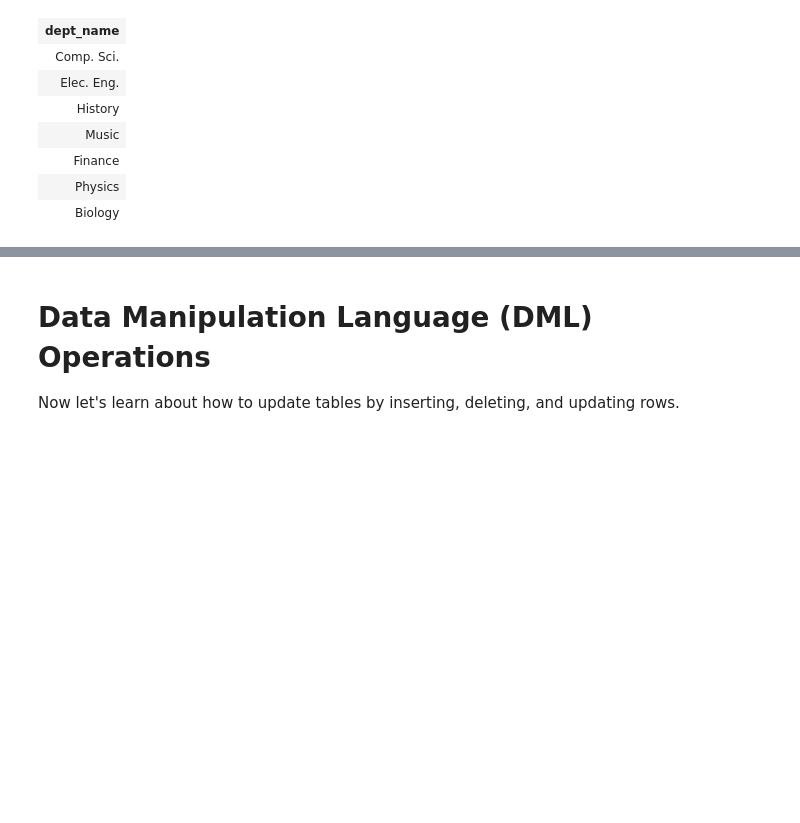
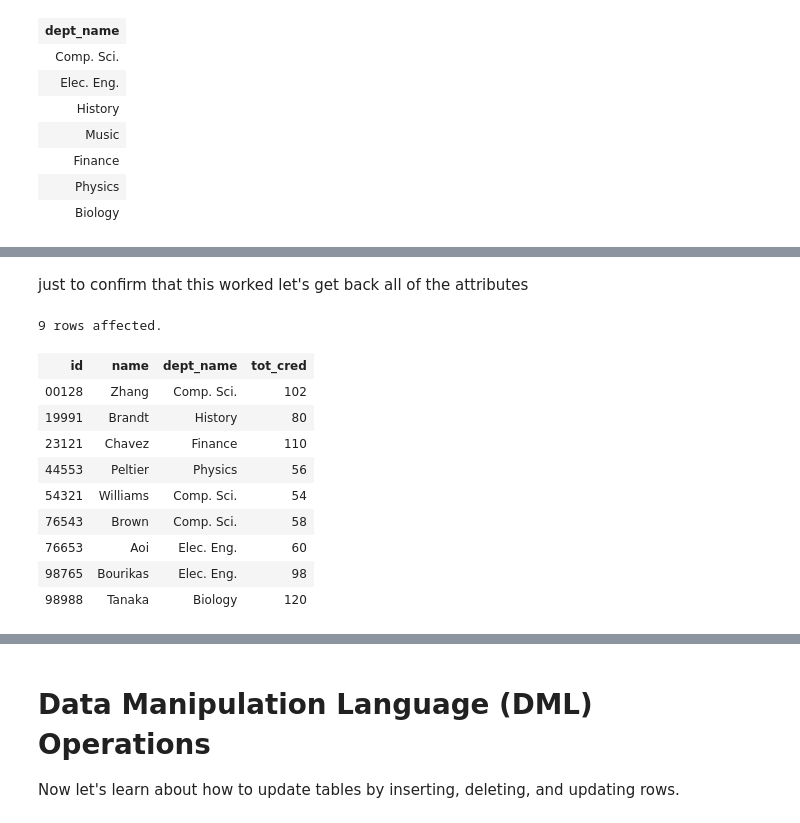
Before and after one commit to IITDBGroup/cs425, a Jupyter notebook: classnotebook-2017-Fall/CS425-2017-Notebook.ipynb, the cells around one changed output, grey strips where cells are left out. Cells and saved outputs as stored; diff of their text form; code cells hidden in the pictures; blank space fills up the shorter version.

```diff
--- a/classnotebook-2017-Fall/CS425-2017-Notebook.ipynb
+++ b/classnotebook-2017-Fall/CS425-2017-Notebook.ipynb
@@ -201,0 +242,19 @@ SELECT DISTINCT dept_name FROM student
+# %% [markdown]
+just to confirm that this worked let's get back all of the attributes
+# %%
+%%sql
+SELECT *
+FROM student
+WHERE tot_cred > 50
+# %% [output]
+9 rows affected.
+| id | name | dept_name | tot_cred |
+| 00128 | Zhang | Comp. Sci. | 102 |
+| 19991 | Brandt | History | 80 |
+| 23121 | Chavez | Finance | 110 |
+| 44553 | Peltier | Physics | 56 |
+| 54321 | Williams | Comp. Sci. | 54 |
+| 76543 | Brown | Comp. Sci. | 58 |
+| 76653 | Aoi | Elec. Eng. | 60 |
+| 98765 | Bourikas | Elec. Eng. | 98 |
+| 98988 | Tanaka | Biology | 120 |
```
Also changed, not shown: parts of 14 cells of this notebook, 1 other file.
